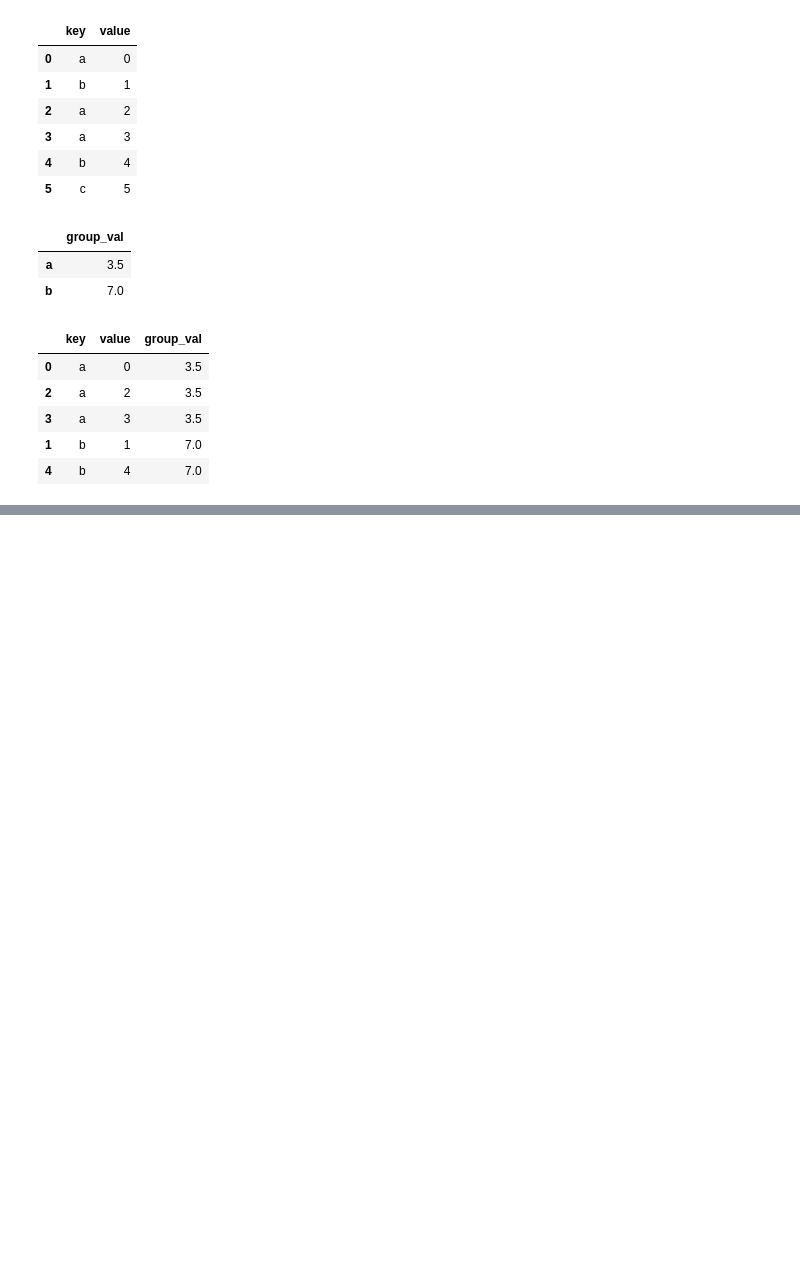
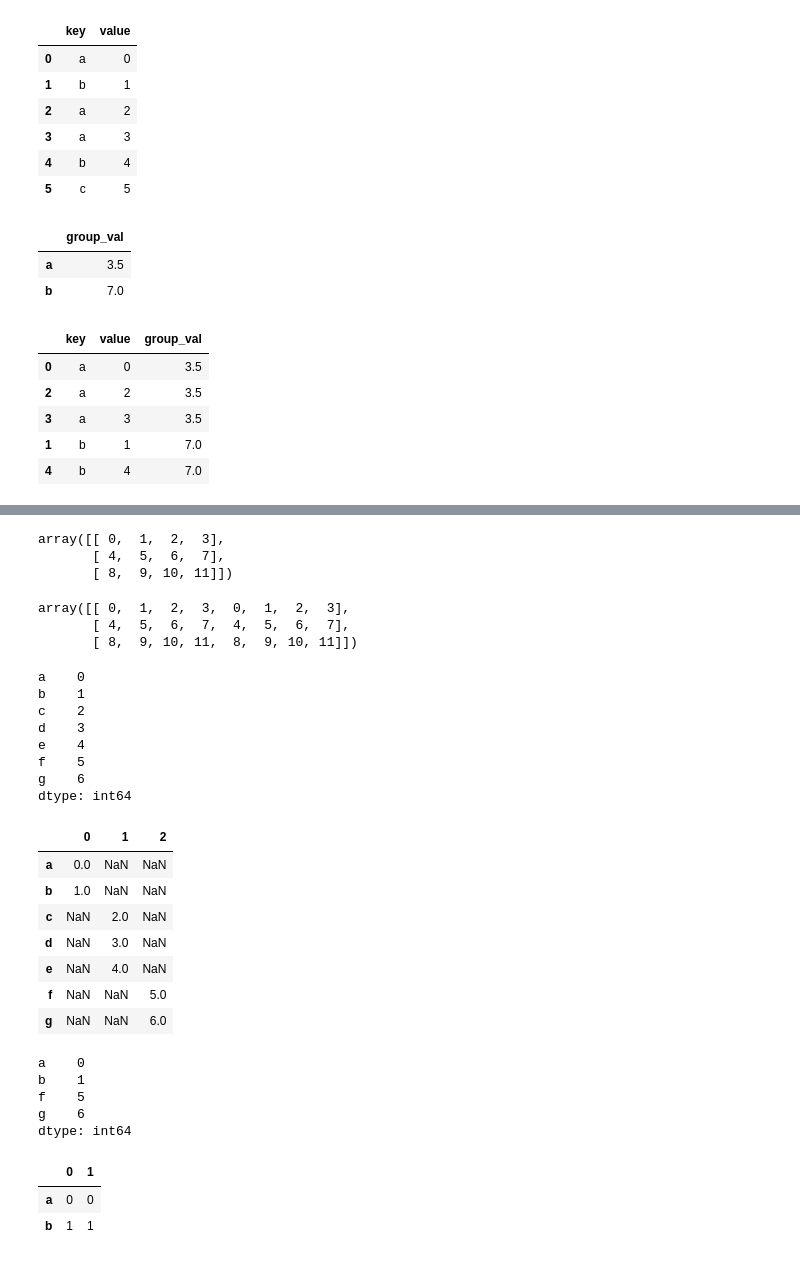
Before and after one commit to Roooooobin/Python-for-Data-Analysis-Practice, a Jupyter notebook: Data Wrangling, Join, Combine and Reshape.ipynb, the cells around one changed output, grey strips where cells are left out. Drawn from its saved outputs; the diff is of its cells as text; code cells hidden in the pictures; blank space fills up the shorter version.

Commit message:
pandas: join, concatenate

```diff
--- a/Data Wrangling, Join, Combine and Reshape.ipynb
+++ b/Data Wrangling, Join, Combine and Reshape.ipynb
@@ -303,0 +360,45 @@ pd.merge(left1, right1, left_on='key', right_index=True, how='outer')
+# %%
+# concatenating along an axis
+arr = np.arange(12).reshape((3, 4))
+arr
+np.concatenate([arr, arr], axis=1)
+s1 = pd.Series([0, 1], index=['a', 'b'])
+s2 = pd.Series([2, 3, 4], index=['c', 'd', 'e'])
+s3 = pd.Series([5, 6], index=['f', 'g'])
+pd.concat([s1, s2, s3])
+# by default concat works along axis=0, producing another Series, if pass axis=1, the result will be DataFrame
+pd.concat([s1, s2, s3], axis=1, sort=False)
+s4 = pd.concat([s1, s3])
+s4
+pd.concat([s1, s4], axis=1, join='inner')
+# %% [output]
+array([[ 0,  1,  2,  3],
+       [ 4,  5,  6,  7],
+       [ 8,  9, 10, 11]])
+array([[ 0,  1,  2,  3,  0,  1,  2,  3],
+       [ 4,  5,  6,  7,  4,  5,  6,  7],
+       [ 8,  9, 10, 11,  8,  9, 10, 11]])
+a    0
+b    1
+c    2
+d    3
+e    4
+f    5
+g    6
+dtype: int64
+|  | 0 | 1 | 2 |
+| a | 0.0 | NaN | NaN |
+| b | 1.0 | NaN | NaN |
+| c | NaN | 2.0 | NaN |
+| d | NaN | 3.0 | NaN |
+| e | NaN | 4.0 | NaN |
+| f | NaN | NaN | 5.0 |
+| g | NaN | NaN | 6.0 |
+a    0
+b    1
+f    5
+g    6
+dtype: int64
+|  | 0 | 1 |
+| a | 0 | 0 |
+| b | 1 | 1 |
```
Also changed, not shown: parts of 3 cells of this notebook.
